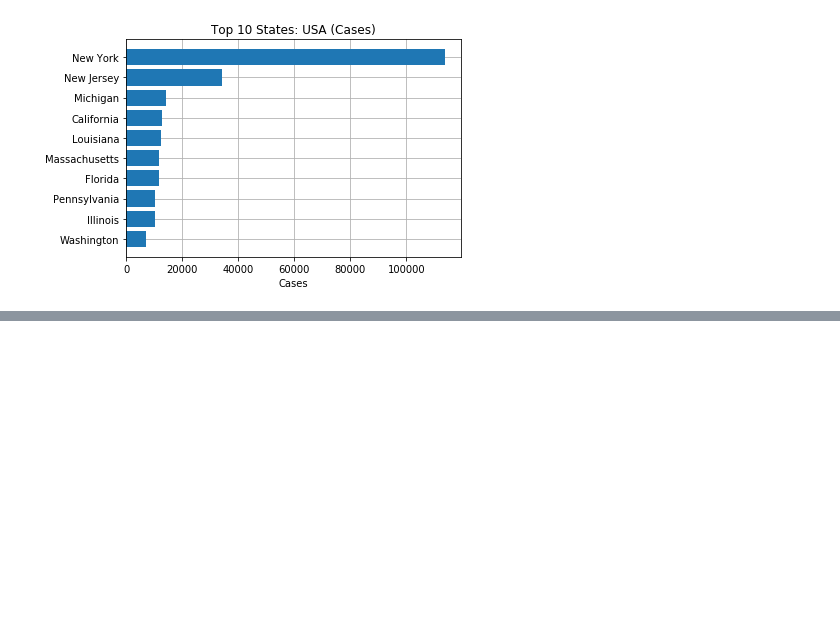
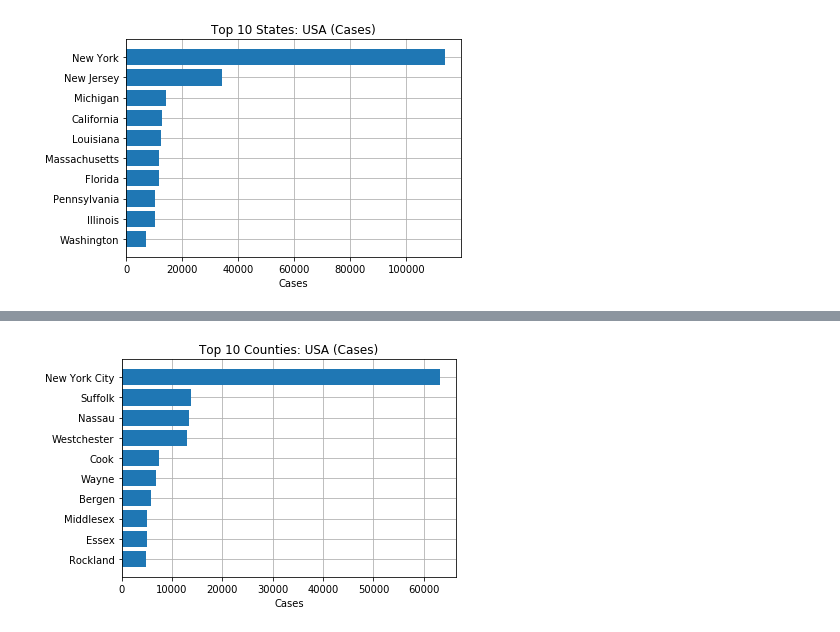
Before and after one commit to plamengj/COVID-19-in-the-US-EDA, a Jupyter notebook: COVID-19 US EDA.ipynb, the cells around one changed output, grey strips where cells are left out. Cells and saved outputs as stored; diff of their text form; code cells hidden in the pictures; blank space fills up the shorter version.

```diff
--- a/COVID-19 US EDA.ipynb
+++ b/COVID-19 US EDA.ipynb
@@ -86,0 +121,15 @@ plt.savefig('figures/Top 10 States_USA (Cases).png')
+# %%
+f = plt.figure()
+f.add_subplot(111)
+
+plt.axes(axisbelow=True)
+
+#plotting Top 10 counties Cases
+plt.barh(df_us.groupby(["County"]).sum().sort_values('Cases')["Cases"].index[-10:],df_us.groupby(["County"]).sum().sort_values('Cases')["Cases"].values[-10:])
+plt.tick_params()
+plt.xlabel("Cases")
+plt.title("Top 10 Counties: USA (Cases)")
+plt.grid()
+plt.savefig('figures/Top 10 Counties_USA (Cases).png')
+# %% [output]
+[figure, added]
```
Also changed, not shown: parts of 7 cells of this notebook, 5 other files.
